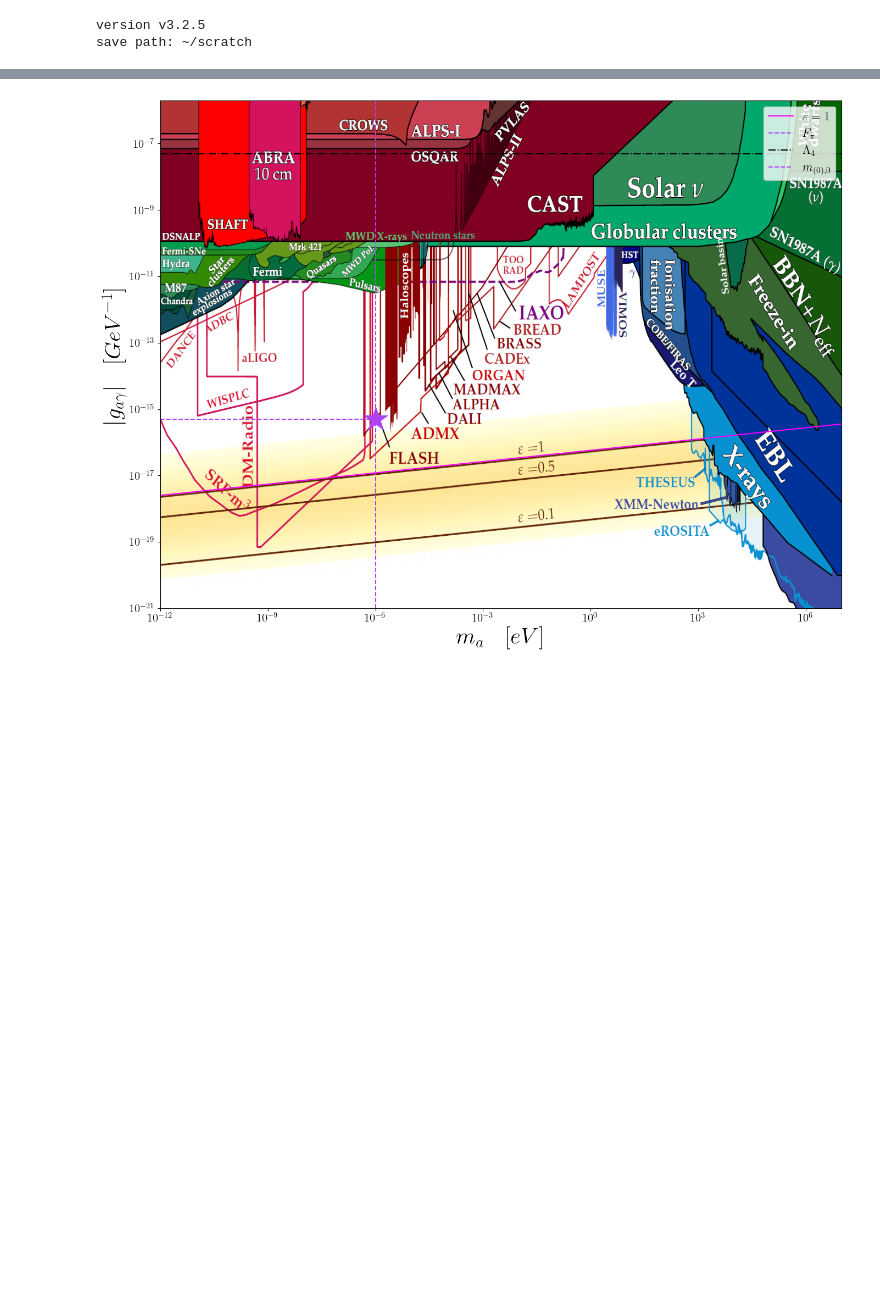
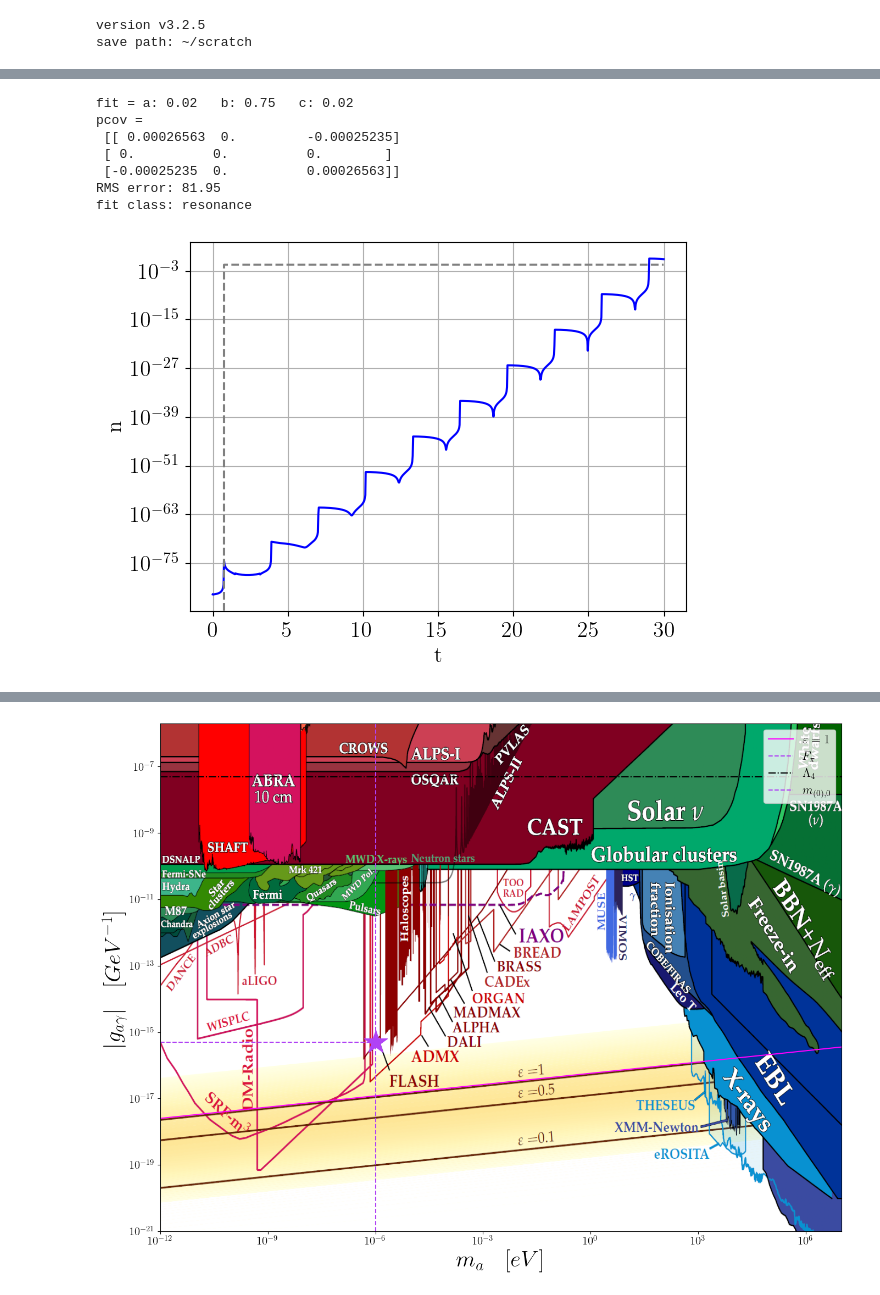
Before and after one commit to LoaneShark/pyAxiverse, a Jupyter notebook: run_single_case.ipynb, the cells around one changed output, grey strips where cells are left out. Saved outputs shown, nothing was run; the diff lists cells and outputs as text; code cells hidden in the pictures; blank space fills up the shorter version.

```diff
--- a/run_single_case.ipynb
+++ b/run_single_case.ipynb
@@ -480,3 +489,65 @@ classification: injection
+# %%
+# Scipy curve fit step function method
+from scipy.optimize import curve_fit
+import sklearn.metrics
+err_thresh = 1.
+n_norm = n_tot/n_tot[0]
+n_max_in = np.max(n_norm)
+
+# renormalize to interval of (0,1]
+n_plot = (n_norm) / n_max_in
+
+n_max = np.max(n_plot)
+n_min = np.min(n_plot)
+n_ini = n_plot[0]
+n_fin = n_plot[-1]
+
+x_obs = times
+y_obs = n_plot
+
+def H(x,a,b,c): return a * (np.sign(x-b)) + c # Heaviside fitting function
+
+popt, pcov = curve_fit(H,x_obs,y_obs,p0=(1,0,0),bounds=(0, 1))
+print('fit = a: %.2f   b: %.2f   c: %.2f' % (popt[0], popt[1], popt[2]))
+print('pcov = \n %s' % pcov)
+
+# Use optimized parameters with your function
+predicted = H(x_obs,popt[0],popt[1],popt[2])
+
+# Use some metric to quantify fit quality
+rms_err = np.log10(np.sqrt(sklearn.metrics.mean_squared_error(y_obs*n_max_in, predicted*n_max_in)))
+print('RMS error: %.2f' % rms_err)
+
+if rms_err > err_thresh: # if bad fit, assume exponential growth
+    if n_max/n_fin > res_con: # if n_max != n_final, assume energy "burst"
+        n_class = 'burst'
+    else:
+        n_class = 'resonance'
+else:
+    if n_fin/n_ini > res_con: # if n_final > n_initial, assume energy injection
+        n_class = 'injection'
+    elif n_ini/n_fin > res_con: # if n_initial > n_final, assume overall damping (probably shouldn't happen)
+        n_class = 'damp'
+    else:
+        n_class = 'none'
+print('fit class: %s' % n_class)
+
+plt.plot(x_obs, y_obs, color='blue', ls='solid', label='n_tot')
+plt.plot(x_obs, predicted, color='grey', ls='dashed', label='fit')
+plt.ylabel('n')
+plt.xlabel('t')
+plt.yscale('log')
+plt.grid()
+plt.show()
+# %% [output]
+fit = a: 0.02   b: 0.75   c: 0.02
+pcov =
+ [[ 0.00026563  0.         -0.00025235]
+ [ 0.          0.          0.        ]
+ [-0.00025235  0.          0.00026563]]
+RMS error: 81.95
+fit class: resonance
+[figure, added]
 # %%
 # Plot results (Oscillating coefficient values)
 plt = make_coefficients_plot(params, units, P, B, C, D, A_pm, k0, tex_fmt=use_tex_format)
```
Also changed, not shown: parts of 13 cells of this notebook, 3 other files.
